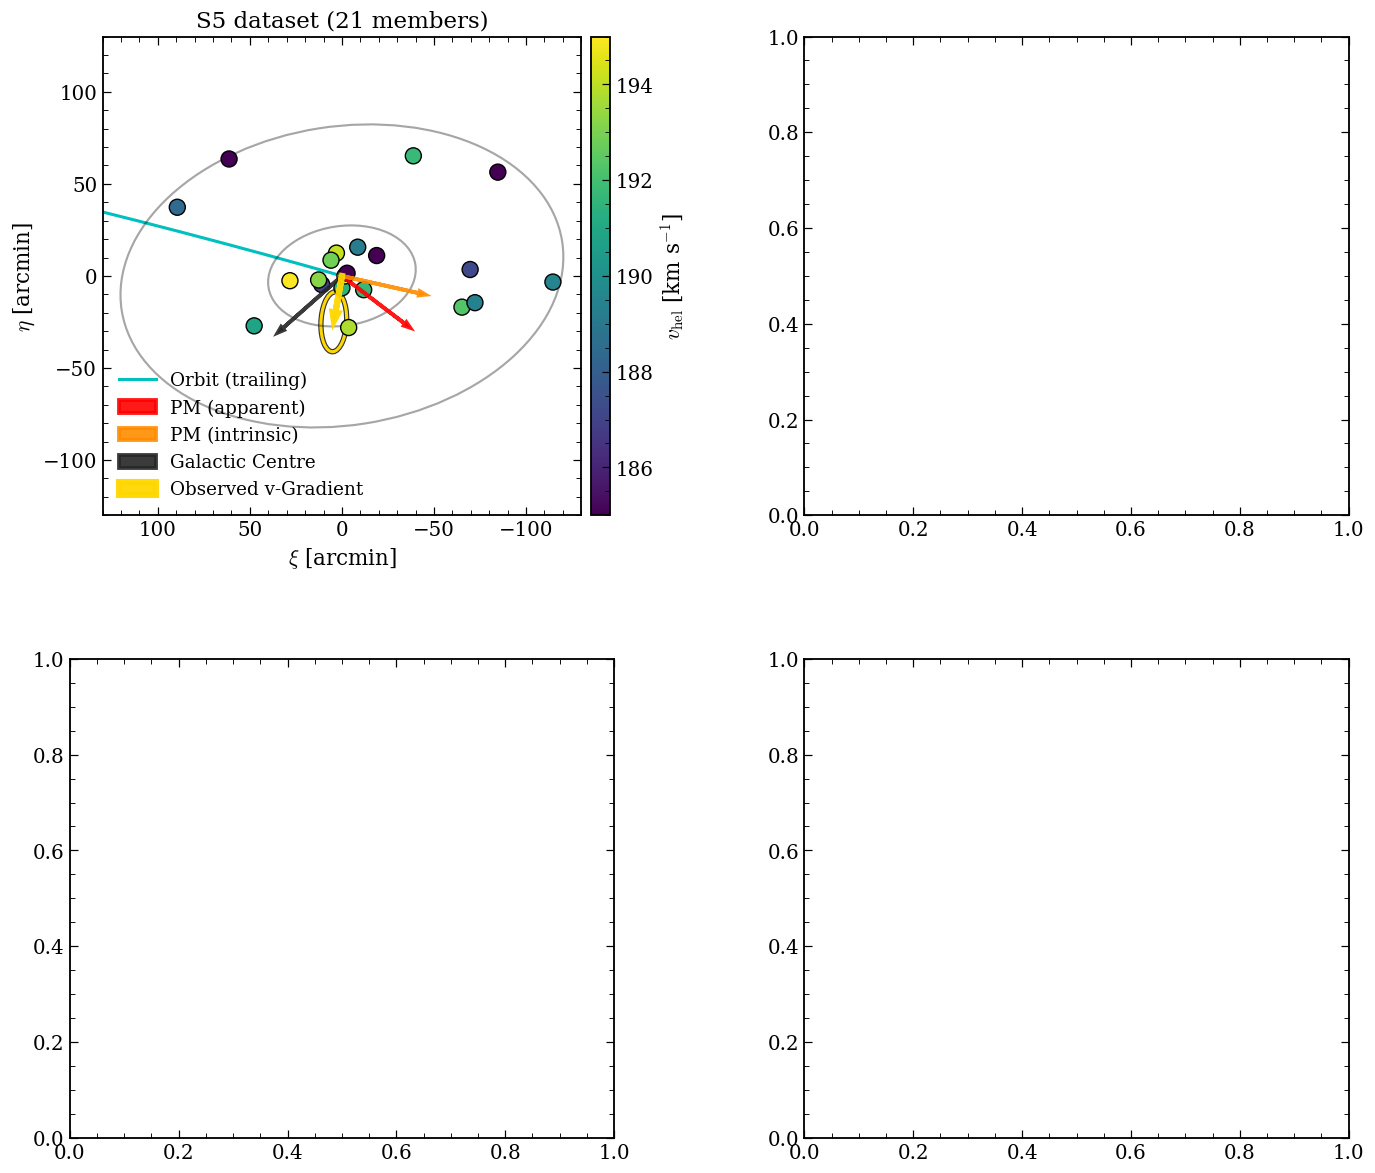
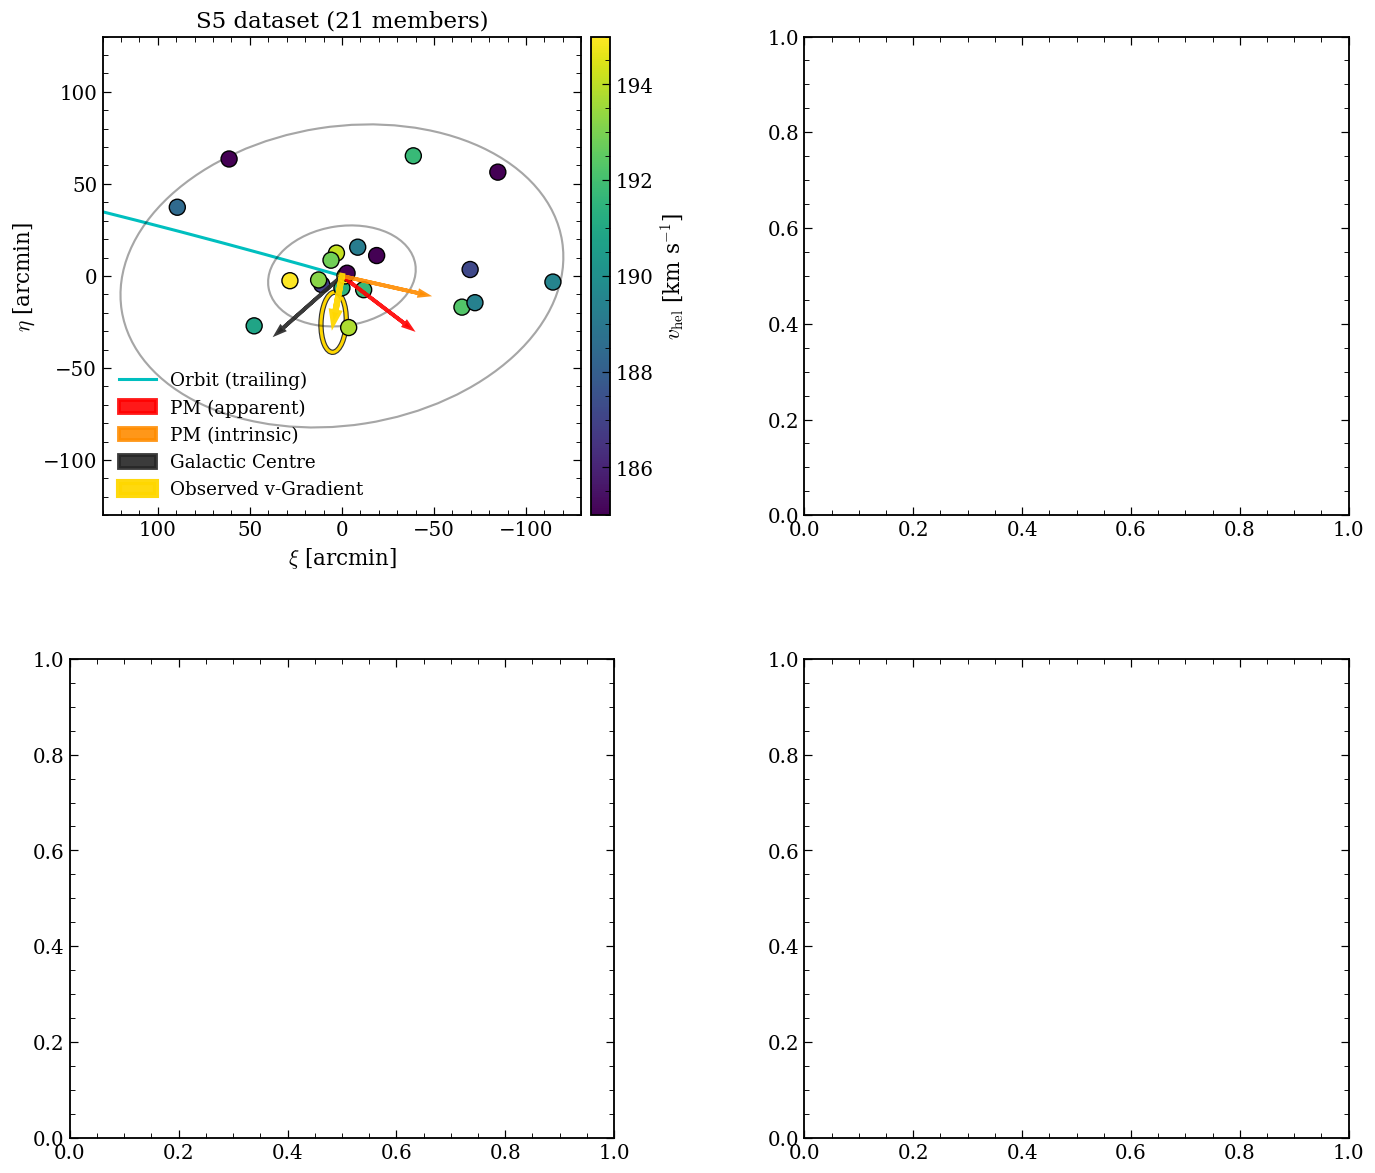
The notebook cell's code change between the first figure and the second:
--- before
+++ after
@@ -47,5 +47,5 @@
 sc1 = ax_sky.scatter(mem_dra_a, mem_ddec_a, c=mem["vel_calib"], cmap=SKY_VCMAP,
                       vmin=vmin, vmax=vmax, ec="k", s=110, lw=0.9, zorder=6)
-ax_sky.plot(orbit_dra_arc, orbit_ddec_arc, color="c", lw=2, label="Orbit (trailing)")
+ax_sky.plot(orbit_dra_arc, orbit_ddec_arc, color="c", lw=2, label="Orbit (trailing)", rasterized=True)
 
 VS_ARCMIN_PER_KMS_DEG = 25.0 / max(np.hypot(gE_obs_med, gN_obs_med), 1.0)

Commit: Rasterize dense scatter/plot artists to shrink figure PDFs